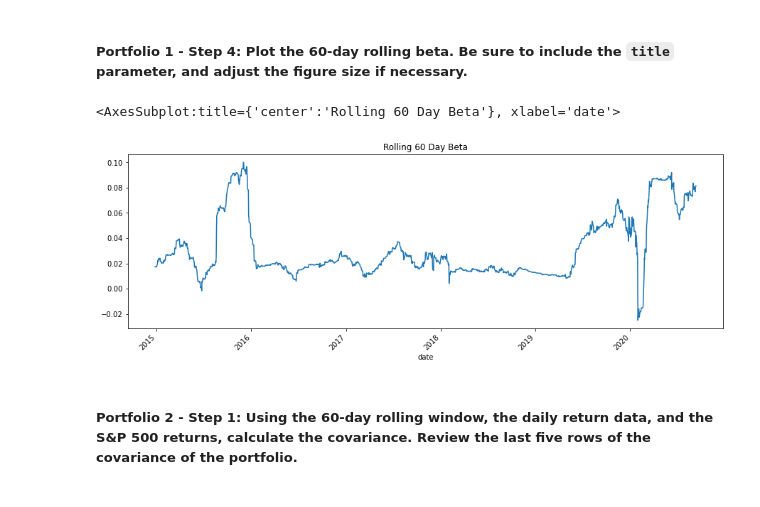
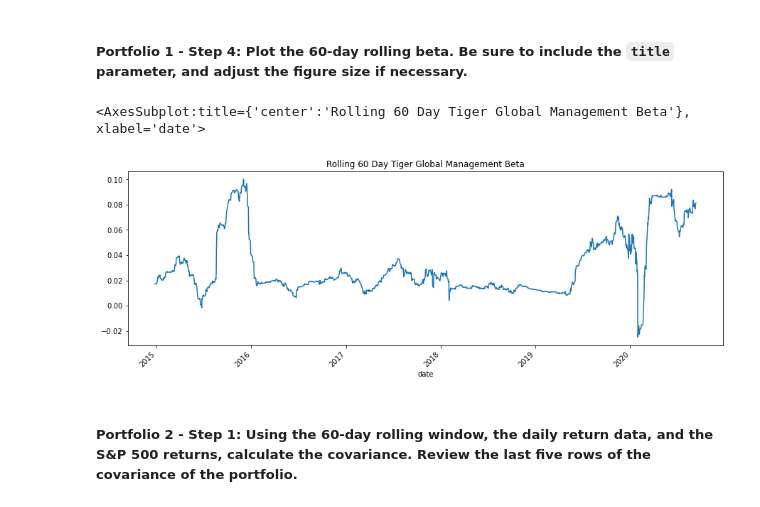
Before and after one commit to jcsung-star/Challenge_4, a Jupyter notebook: Starter_Code/risk_return_analysis.ipynb, the cells around one changed output. Cells and saved outputs as stored; diff of their text form; code cells hidden in the pictures.

```diff
--- a/Starter_Code/risk_return_analysis.ipynb
+++ b/Starter_Code/risk_return_analysis.ipynb
@@ -435,10 +435,10 @@ TGM_beta.mean()
 # %%
 # Plot the rolling beta
 # Include a title parameter and adjust the figure size
-TGM_beta.plot(figsize=(15, 5), rot=(45), title= "Rolling 60 Day Beta")
+TGM_beta.plot(figsize=(15, 5), rot=(45), title= "Rolling 60 Day Tiger Global Management Beta")
 # %% [output]
-<AxesSubplot:title={'center':'Rolling 60 Day Beta'}, xlabel='date'>
+<AxesSubplot:title={'center':'Rolling 60 Day Tiger Global Management Beta'}, xlabel='date'>
-[figure, old version]
+[figure, new version]
 # %% [markdown]
 ##### Portfolio 2 - Step 1: Using the 60-day rolling window, the daily return data, and the S&P 500 returns, calculate the covariance. Review the last five rows of the covariance of the portfolio.
 # %%
```
Also changed, not shown: parts of 5 cells of this notebook, 1 other file.
